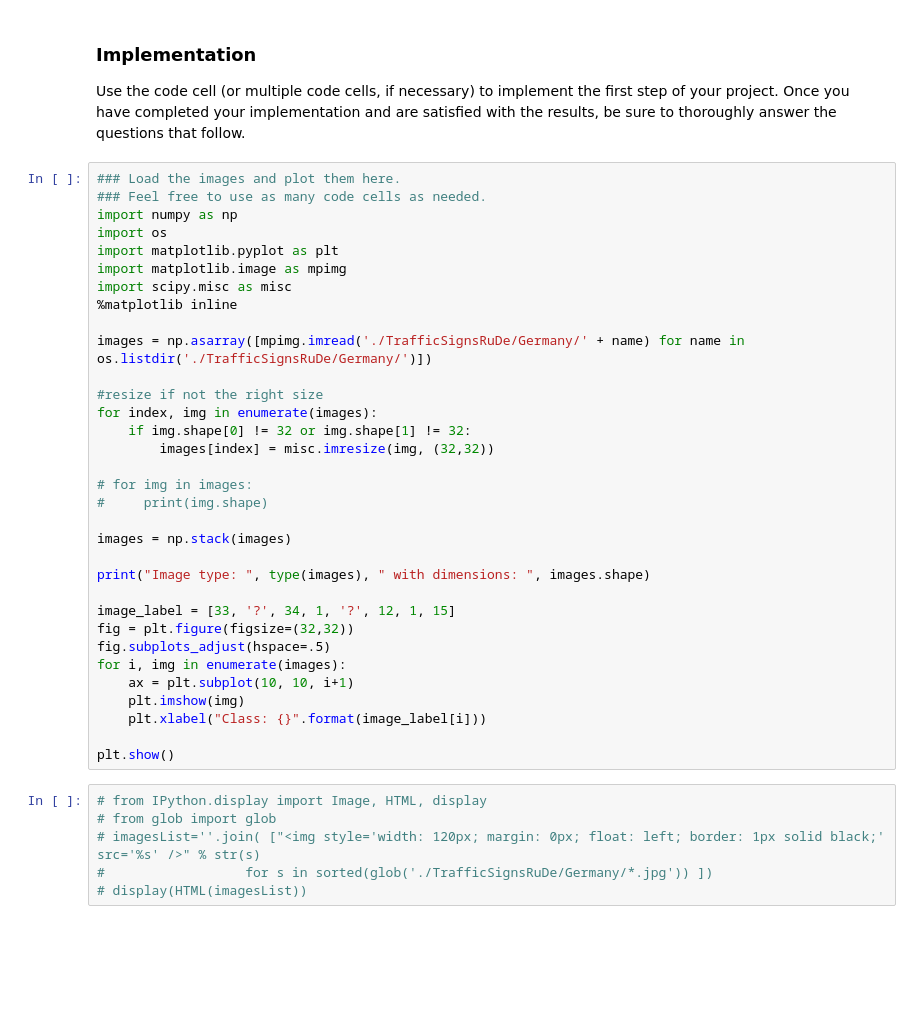
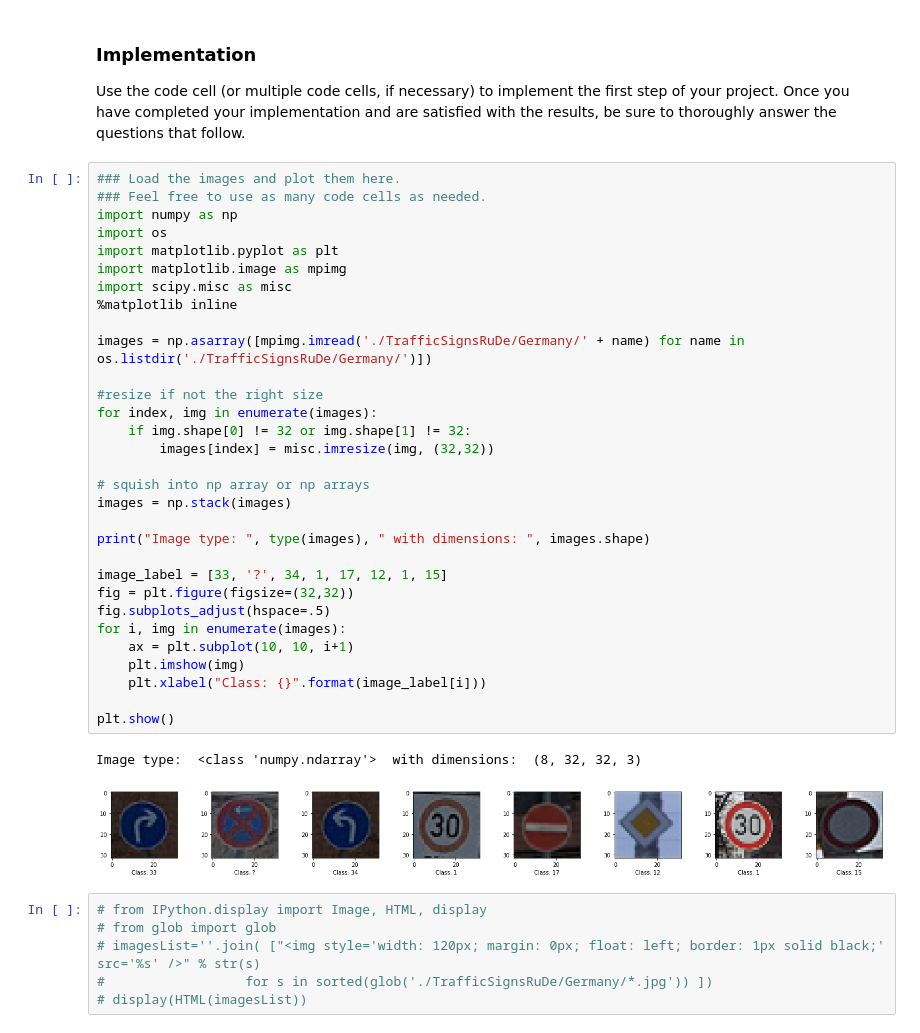
Before and after one commit to whathelll/CarND-Traffic-Sign-Classifier-Project, a Jupyter notebook: Traffic_Sign_Classifier.ipynb, the cells around one changed output. Cells and saved outputs as stored; diff of their text form; blank space fills up the shorter version.

```diff
--- a/Traffic_Sign_Classifier.ipynb
+++ b/Traffic_Sign_Classifier.ipynb
@@ -638,36 +644,37 @@ Use the code cell (or multiple code cells, if necessary) to implement the first
 # %%
 ### Load the images and plot them here.
 ### Feel free to use as many code cells as needed.
 import numpy as np
 import os
 import matplotlib.pyplot as plt
 import matplotlib.image as mpimg
 import scipy.misc as misc
 %matplotlib inline
 
 images = np.asarray([mpimg.imread('./TrafficSignsRuDe/Germany/' + name) for name in os.listdir('./TrafficSignsRuDe/Germany/')])
 
 #resize if not the right size
 for index, img in enumerate(images):
     if img.shape[0] != 32 or img.shape[1] != 32:
         images[index] = misc.imresize(img, (32,32))
 
-# for img in images:
-#     print(img.shape)
-
+# squish into np array or np arrays
 images = np.stack(images)
 
 print("Image type: ", type(images), " with dimensions: ", images.shape)
 
-image_label = [33, '?', 34, 1, '?', 12, 1, 15]
+image_label = [33, '?', 34, 1, 17, 12, 1, 15]
 fig = plt.figure(figsize=(32,32))
 fig.subplots_adjust(hspace=.5)
 for i, img in enumerate(images):
     ax = plt.subplot(10, 10, i+1)
     plt.imshow(img)
     plt.xlabel("Class: {}".format(image_label[i]))
 
 plt.show()
+# %% [output]
+Image type:  <class 'numpy.ndarray'>  with dimensions:  (8, 32, 32, 3)
+[figure, added]
 # %%
 # from IPython.display import Image, HTML, display
 # from glob import glob
```
Also changed, not shown: parts of 7 cells of this notebook.
